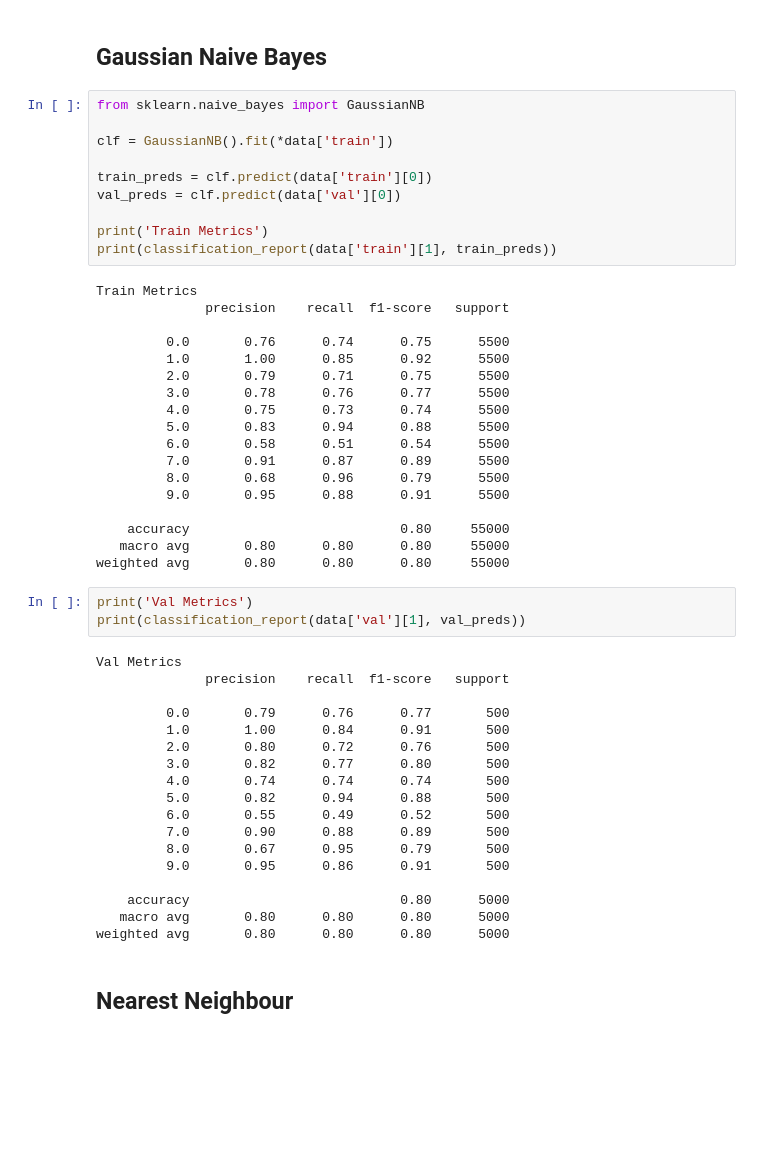
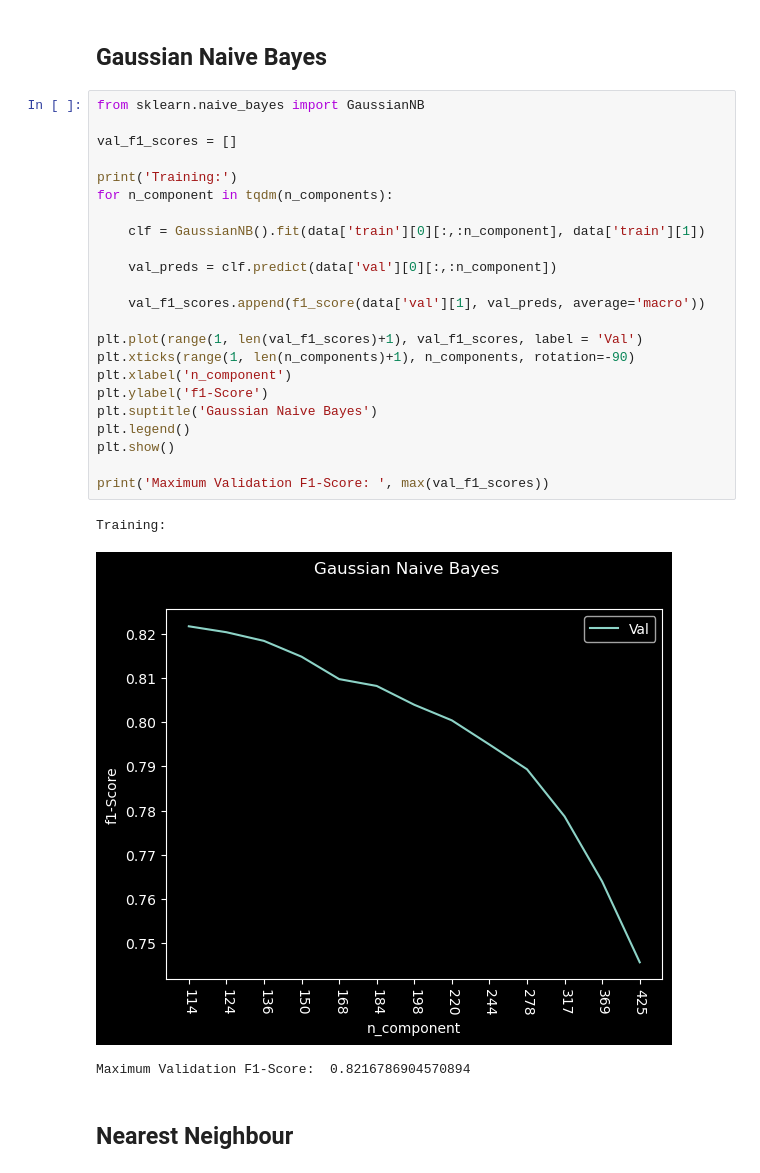
Before and after one commit to xiuyu-lana/Data_Mining_Project_Group_19, a Jupyter notebook: vit_main.ipynb, the cells around one changed output. Saved outputs shown, nothing was run; the diff lists cells and outputs as text; blank space fills up the shorter version.

```diff
--- a/vit_main.ipynb
+++ b/vit_main.ipynb
@@ -126,54 +150,32 @@ Equal samples of each class
 # Models
 # %% [markdown]
 ## Gaussian Naive Bayes
-# %%
-from sklearn.naive_bayes import GaussianNB
-
-clf = GaussianNB().fit(*data['train'])
-
-train_preds = clf.predict(data['train'][0])
-val_preds = clf.predict(data['val'][0])
-
-print('Train Metrics')
-print(classification_report(data['train'][1], train_preds))
-# %% [output]
-Train Metrics
-              precision    recall  f1-score   support
-
-         0.0       0.76      0.74      0.75      5500
-         1.0       1.00      0.85      0.92      5500
-         2.0       0.79      0.71      0.75      5500
-         3.0       0.78      0.76      0.77      5500
-         4.0       0.75      0.73      0.74      5500
-         5.0       0.83      0.94      0.88      5500
-         6.0       0.58      0.51      0.54      5500
-         7.0       0.91      0.87      0.89      5500
-         8.0       0.68      0.96      0.79      5500
-         9.0       0.95      0.88      0.91      5500
-
-    accuracy                           0.80     55000
-   macro avg       0.80      0.80      0.80     55000
-weighted avg       0.80      0.80      0.80     55000
-# %%
-print('Val Metrics')
-print(classification_report(data['val'][1], val_preds))
-# %% [output]
-Val Metrics
-              precision    recall  f1-score   support
-
-         0.0       0.79      0.76      0.77       500
-         1.0       1.00      0.84      0.91       500
-         2.0       0.80      0.72      0.76       500
-         3.0       0.82      0.77      0.80       500
-         4.0       0.74      0.74      0.74       500
-         5.0       0.82      0.94      0.88       500
-         6.0       0.55      0.49      0.52       500
-         7.0       0.90      0.88      0.89       500
-         8.0       0.67      0.95      0.79       500
-         9.0       0.95      0.86      0.91       500
-
-    accuracy                           0.80      5000
-   macro avg       0.80      0.80      0.80      5000
-weighted avg       0.80      0.80      0.80      5000
+# %%
+from sklearn.naive_bayes import GaussianNB
+
+val_f1_scores = []
+
+print('Training:')
+for n_component in tqdm(n_components):
+
+    clf = GaussianNB().fit(data['train'][0][:,:n_component], data['train'][1])
+
+    val_preds = clf.predict(data['val'][0][:,:n_component])
+
+    val_f1_scores.append(f1_score(data['val'][1], val_preds, average='macro'))
+
+plt.plot(range(1, len(val_f1_scores)+1), val_f1_scores, label = 'Val')
+plt.xticks(range(1, len(n_components)+1), n_components, rotation=-90)
+plt.xlabel('n_component')
+plt.ylabel('f1-Score')
+plt.suptitle('Gaussian Naive Bayes')
+plt.legend()
+plt.show()
+
+print('Maximum Validation F1-Score: ', max(val_f1_scores))
+# %% [output]
+Training:
+[figure, added]
+Maximum Validation F1-Score:  0.8216786904570894
 # %% [markdown]
 ## Nearest Neighbour
```
Also changed, not shown: parts of 35 cells of this notebook, 3 other files.
